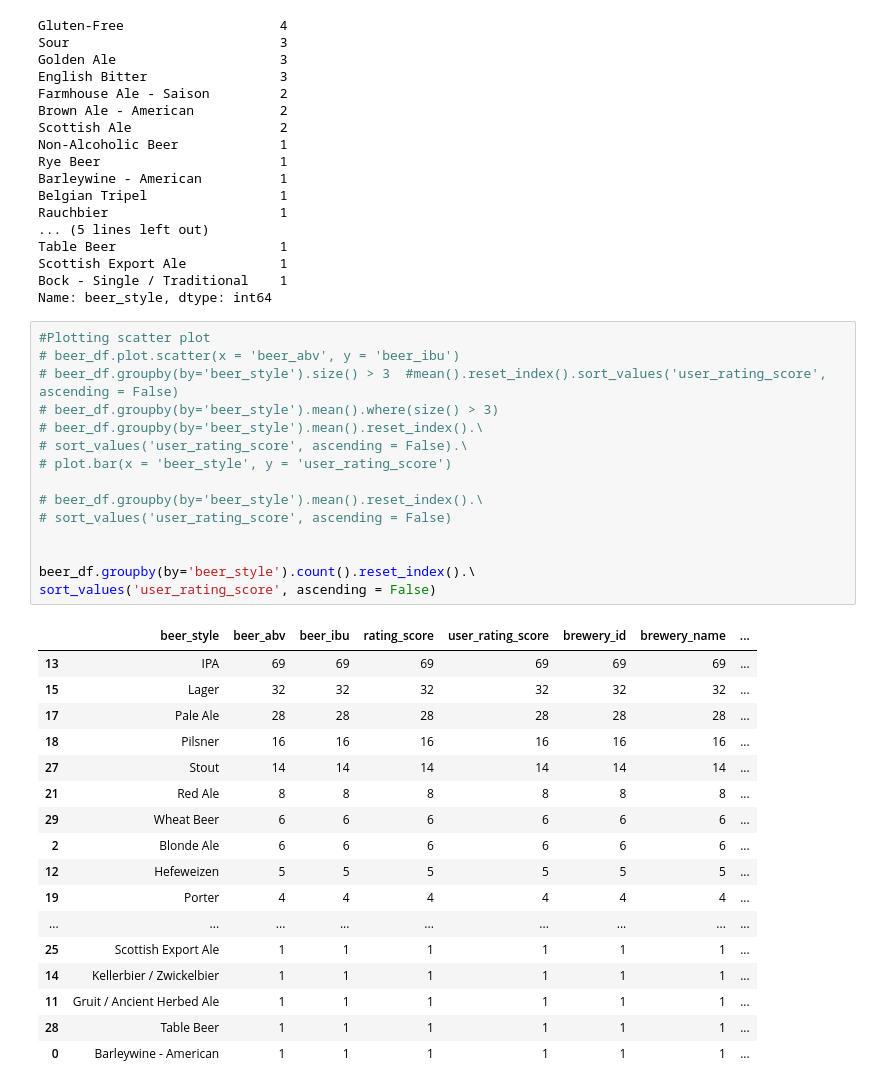
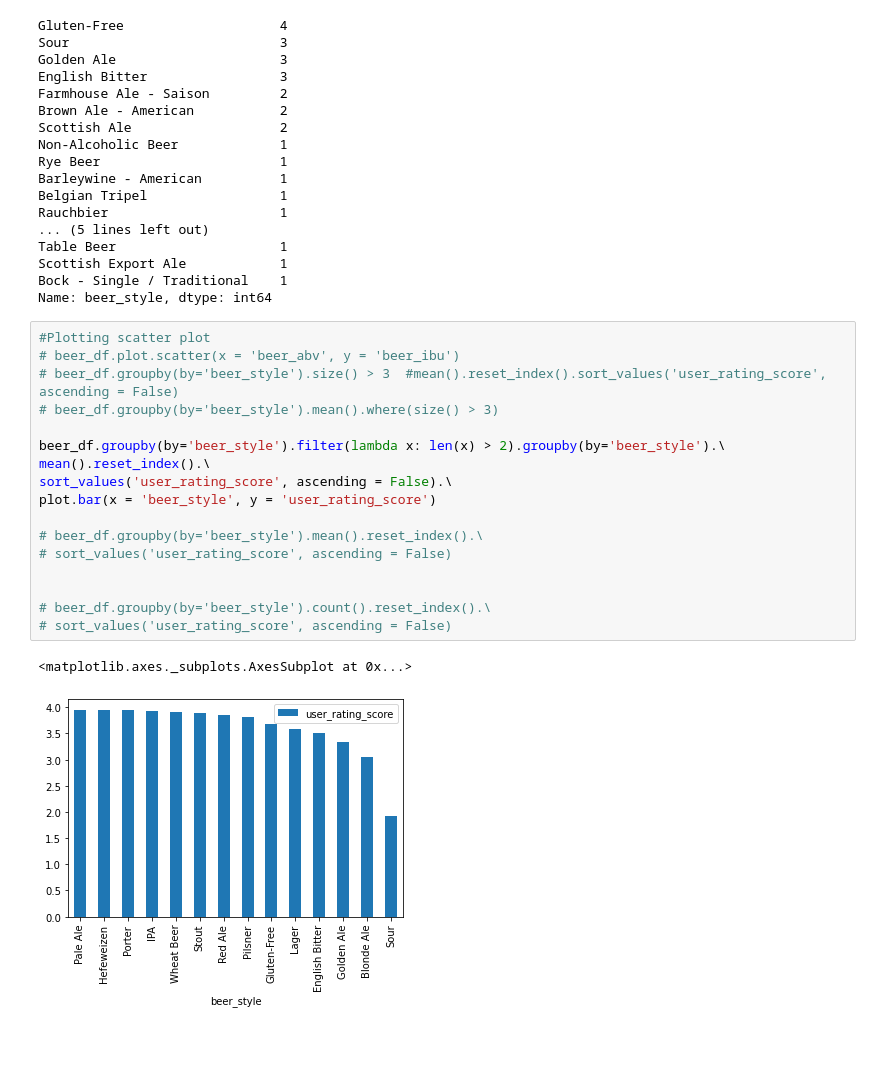
Before and after one commit to conorhamill36/beer, a Jupyter notebook: beer.ipynb, the cells around one changed output. Saved outputs shown, nothing was run; the diff lists cells and outputs as text; blank space fills up the shorter version.

Commit message:
Scatter plot asthetics improved

```diff
--- a/beer.ipynb
+++ b/beer.ipynb
@@ -378,33 +380,20 @@ Name: beer_style, dtype: int64
 # %%
 #Plotting scatter plot
 # beer_df.plot.scatter(x = 'beer_abv', y = 'beer_ibu')
 # beer_df.groupby(by='beer_style').size() > 3  #mean().reset_index().sort_values('user_rating_score', ascending = False)
 # beer_df.groupby(by='beer_style').mean().where(size() > 3)
-# beer_df.groupby(by='beer_style').mean().reset_index().\
-# sort_values('user_rating_score', ascending = False).\
-# plot.bar(x = 'beer_style', y = 'user_rating_score')
+
+beer_df.groupby(by='beer_style').filter(lambda x: len(x) > 2).groupby(by='beer_style').\
+mean().reset_index().\
+sort_values('user_rating_score', ascending = False).\
+plot.bar(x = 'beer_style', y = 'user_rating_score')
 
 # beer_df.groupby(by='beer_style').mean().reset_index().\
 # sort_values('user_rating_score', ascending = False)
 
 
-beer_df.groupby(by='beer_style').count().reset_index().\
-sort_values('user_rating_score', ascending = False)
+# beer_df.groupby(by='beer_style').count().reset_index().\
+# sort_values('user_rating_score', ascending = False)
 # %% [output]
-|  | beer_style | beer_abv | beer_ibu | rating_score | user_rating_score | brewery_id | brewery_name | ... |
-| 13 | IPA | 69 | 69 | 69 | 69 | 69 | 69 | ... |
-| 15 | Lager | 32 | 32 | 32 | 32 | 32 | 32 | ... |
-| 17 | Pale Ale | 28 | 28 | 28 | 28 | 28 | 28 | ... |
-| 18 | Pilsner | 16 | 16 | 16 | 16 | 16 | 16 | ... |
-| 27 | Stout | 14 | 14 | 14 | 14 | 14 | 14 | ... |
-| 21 | Red Ale | 8 | 8 | 8 | 8 | 8 | 8 | ... |
-| 29 | Wheat Beer | 6 | 6 | 6 | 6 | 6 | 6 | ... |
-| 2 | Blonde Ale | 6 | 6 | 6 | 6 | 6 | 6 | ... |
-| 12 | Hefeweizen | 5 | 5 | 5 | 5 | 5 | 5 | ... |
-| 19 | Porter | 4 | 4 | 4 | 4 | 4 | 4 | ... |
-| ... | ... | ... | ... | ... | ... | ... | ... | ... |
-| 25 | Scottish Export Ale | 1 | 1 | 1 | 1 | 1 | 1 | ... |
-| 14 | Kellerbier / Zwickelbier | 1 | 1 | 1 | 1 | 1 | 1 | ... |
-| 11 | Gruit / Ancient Herbed Ale | 1 | 1 | 1 | 1 | 1 | 1 | ... |
-| 28 | Table Beer | 1 | 1 | 1 | 1 | 1 | 1 | ... |
-| 0 | Barleywine - American | 1 | 1 | 1 | 1 | 1 | 1 | ... |
+<matplotlib.axes._subplots.AxesSubplot at 0x...>
+[figure, added]
```
Also changed, not shown: parts of 3 cells of this notebook.
